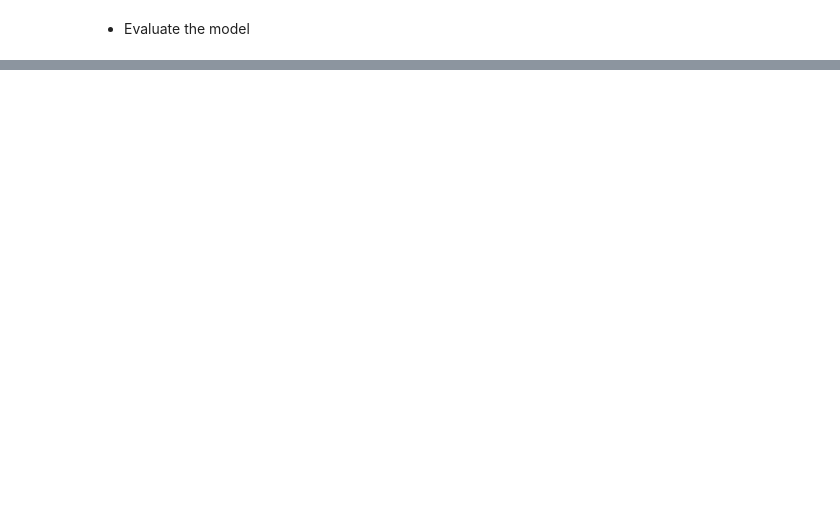
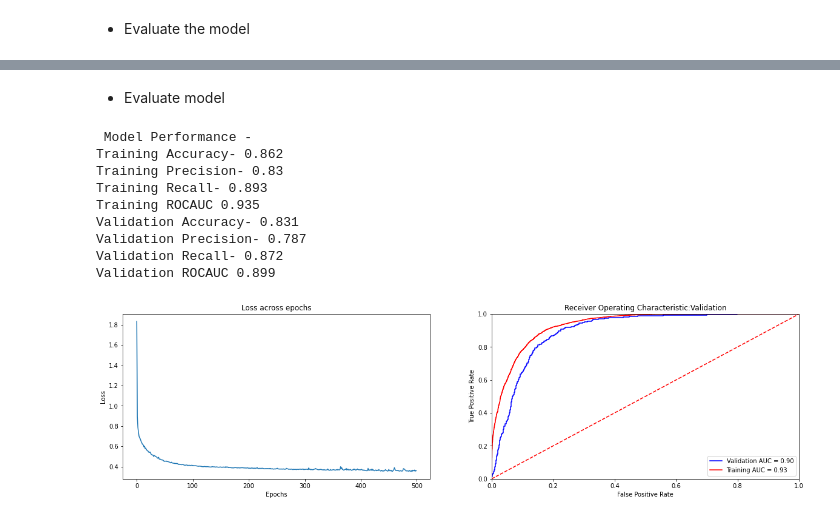
Before and after one commit to Ashraf-Khabar/bank-marketing-data-analysis, a Jupyter notebook: model/model.ipynb, the cells around one changed output, grey strips where cells are left out. Cells and saved outputs as stored; diff of their text form; code cells hidden in the pictures; blank space fills up the shorter version.

```diff
--- a/model/model.ipynb
+++ b/model/model.ipynb
@@ -212,0 +217,16 @@ Validation ROCAUC 0.876
+# %%
+num_epochs = 500
+batch_size= 128
+
+#Set to 0; no L2 reg
+weight_decay=0.0
+
+#Enables L1 Regularization
+lambda_L1 = 0.0001
+
+model = NeuralNetwork()
+
+#Binary Crosss Entropy Loss
+loss_function = nn.BCELoss()
+
+adam_optimizer = tch.optim.Adam(model.parameters(),lr= 0.001 ,weight_decay=weight_decay)
@@ -212,0 +235,2 @@ Validation ROCAUC 0.876
+# %%
+adam_loss = train_network(model,adam_optimizer,loss_function, num_epochs,batch_size,X_train,Y_train,lambda_L1=lambda_L1)
@@ -212,0 +239,15 @@ Validation ROCAUC 0.876
+# %% [markdown]
+* Evaluate model
+# %%
+evaluate_model(model,x_test,y_test,X_train,Y_train,adam_loss)
+# %% [output]
+ Model Performance -
+Training Accuracy- 0.862
+Training Precision- 0.83
+Training Recall- 0.893
+Training ROCAUC 0.935
+Validation Accuracy- 0.831
+Validation Precision- 0.787
+Validation Recall- 0.872
+Validation ROCAUC 0.899
+[figure, added]
```
Also changed, not shown: parts of 6 cells of this notebook.
